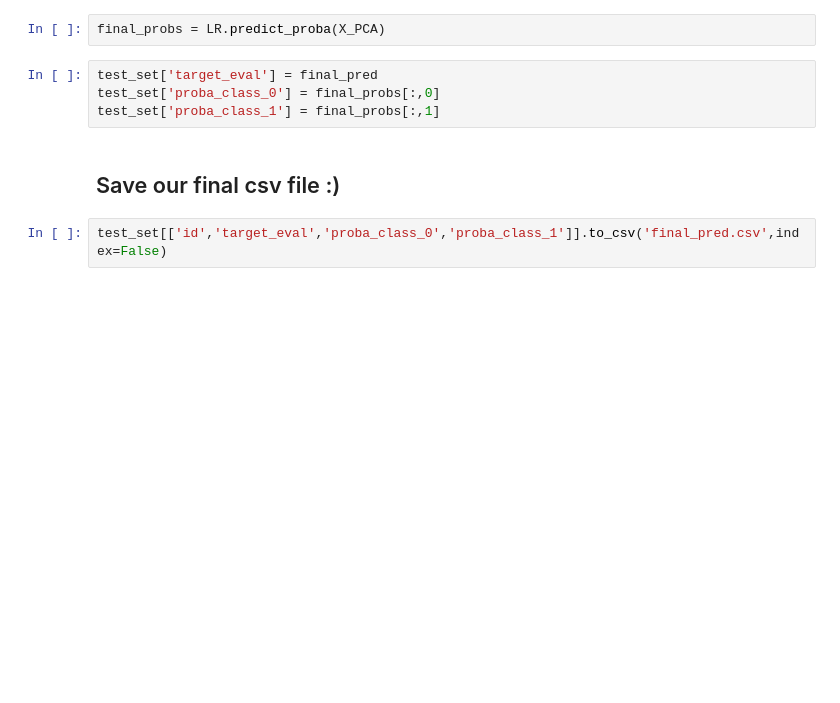
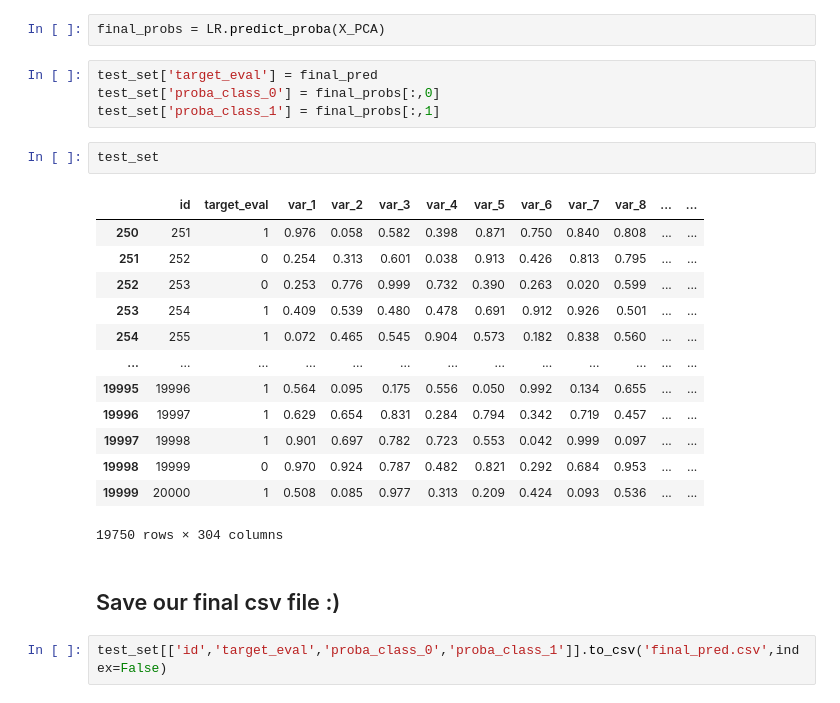
Before and after one commit to MallowATN/ML_projects, a Jupyter notebook: Assessments/AlixPartners_Assesment/Tony_Submission.ipynb, the cells around one changed output. Cells and saved outputs as stored; diff of their text form; blank space fills up the shorter version.

```diff
--- a/Assessments/AlixPartners_Assesment/Tony_Submission.ipynb
+++ b/Assessments/AlixPartners_Assesment/Tony_Submission.ipynb
@@ -590,6 +744,22 @@ final_probs = LR.predict_proba(X_PCA)
 test_set['target_eval'] = final_pred
 test_set['proba_class_0'] = final_probs[:,0]
 test_set['proba_class_1'] = final_probs[:,1]
+# %%
+test_set
+# %% [output]
+|  | id | target_eval | var_1 | var_2 | var_3 | var_4 | var_5 | var_6 | var_7 | var_8 | ... | ... |
+| 250 | 251 | 1 | 0.976 | 0.058 | 0.582 | 0.398 | 0.871 | 0.750 | 0.840 | 0.808 | ... | ... |
+| 251 | 252 | 0 | 0.254 | 0.313 | 0.601 | 0.038 | 0.913 | 0.426 | 0.813 | 0.795 | ... | ... |
+| 252 | 253 | 0 | 0.253 | 0.776 | 0.999 | 0.732 | 0.390 | 0.263 | 0.020 | 0.599 | ... | ... |
+| 253 | 254 | 1 | 0.409 | 0.539 | 0.480 | 0.478 | 0.691 | 0.912 | 0.926 | 0.501 | ... | ... |
+| 254 | 255 | 1 | 0.072 | 0.465 | 0.545 | 0.904 | 0.573 | 0.182 | 0.838 | 0.560 | ... | ... |
+| ... | ... | ... | ... | ... | ... | ... | ... | ... | ... | ... | ... | ... |
+| 19995 | 19996 | 1 | 0.564 | 0.095 | 0.175 | 0.556 | 0.050 | 0.992 | 0.134 | 0.655 | ... | ... |
+| 19996 | 19997 | 1 | 0.629 | 0.654 | 0.831 | 0.284 | 0.794 | 0.342 | 0.719 | 0.457 | ... | ... |
+| 19997 | 19998 | 1 | 0.901 | 0.697 | 0.782 | 0.723 | 0.553 | 0.042 | 0.999 | 0.097 | ... | ... |
+| 19998 | 19999 | 0 | 0.970 | 0.924 | 0.787 | 0.482 | 0.821 | 0.292 | 0.684 | 0.953 | ... | ... |
+| 19999 | 20000 | 1 | 0.508 | 0.085 | 0.977 | 0.313 | 0.209 | 0.424 | 0.093 | 0.536 | ... | ... |
+19750 rows × 304 columns
 # %% [markdown]
 ## Save our final csv file :)
 # %%
```
Also changed, not shown: parts of 19 cells of this notebook.
